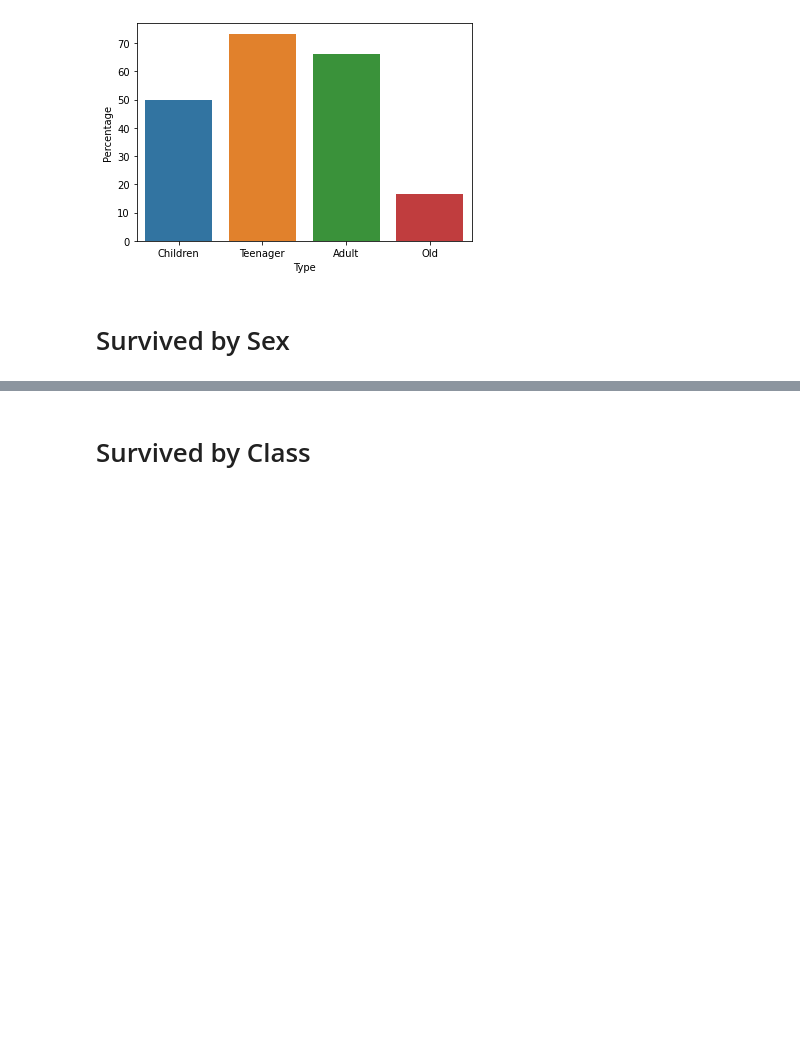
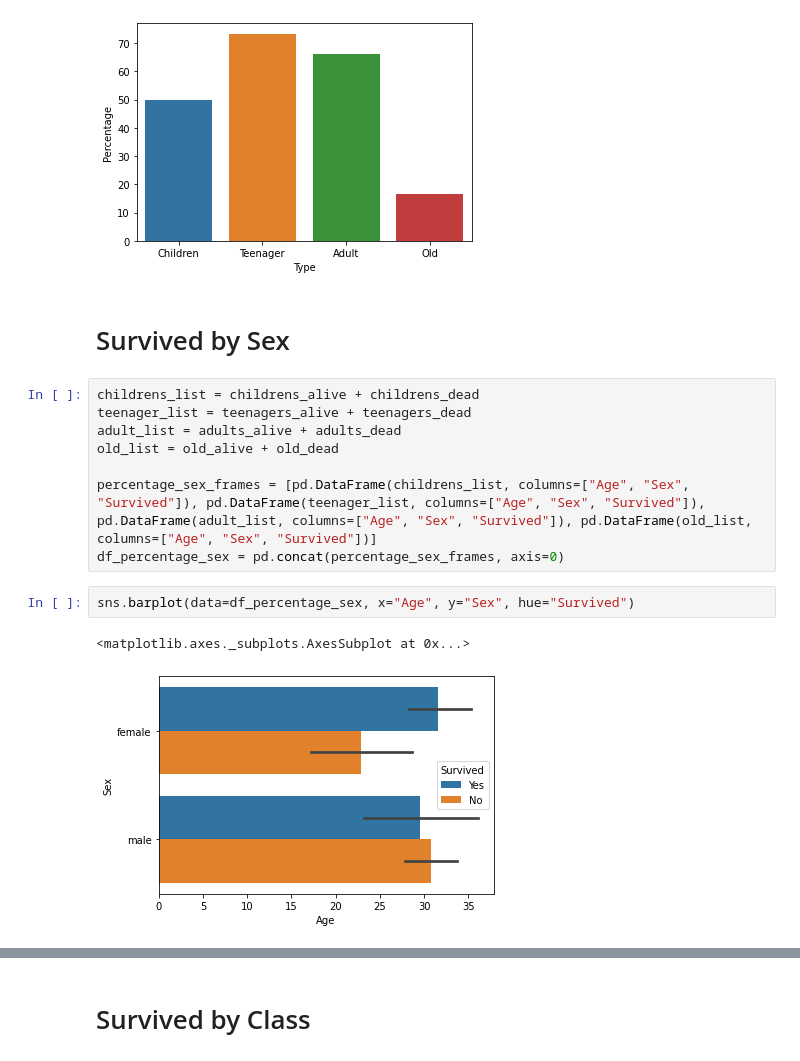
Before and after one commit to Hir4/ml-titanic, a Jupyter notebook: titanic.ipynb, the cells around one changed output, grey strips where cells are left out. Cells and saved outputs as stored; diff of their text form; blank space fills up the shorter version.

```diff
--- a/titanic.ipynb
+++ b/titanic.ipynb
@@ -124,3 +124,16 @@ sns.barplot(data=df_percentual_to_survive, x="Type", y="Percentage")
 [figure]
 # %% [markdown]
 # Survived by Sex
+# %%
+childrens_list = childrens_alive + childrens_dead
+teenager_list = teenagers_alive + teenagers_dead
+adult_list = adults_alive + adults_dead
+old_list = old_alive + old_dead
+
+percentage_sex_frames = [pd.DataFrame(childrens_list, columns=["Age", "Sex", "Survived"]), pd.DataFrame(teenager_list, columns=["Age", "Sex", "Survived"]), pd.DataFrame(adult_list, columns=["Age", "Sex", "Survived"]), pd.DataFrame(old_list, columns=["Age", "Sex", "Survived"])]
+df_percentage_sex = pd.concat(percentage_sex_frames, axis=0)
+# %%
+sns.barplot(data=df_percentage_sex, x="Age", y="Sex", hue="Survived")
+# %% [output]
+<matplotlib.axes._subplots.AxesSubplot at 0x...>
+[figure, added]
```
Also changed, not shown: parts of 3 cells of this notebook.
